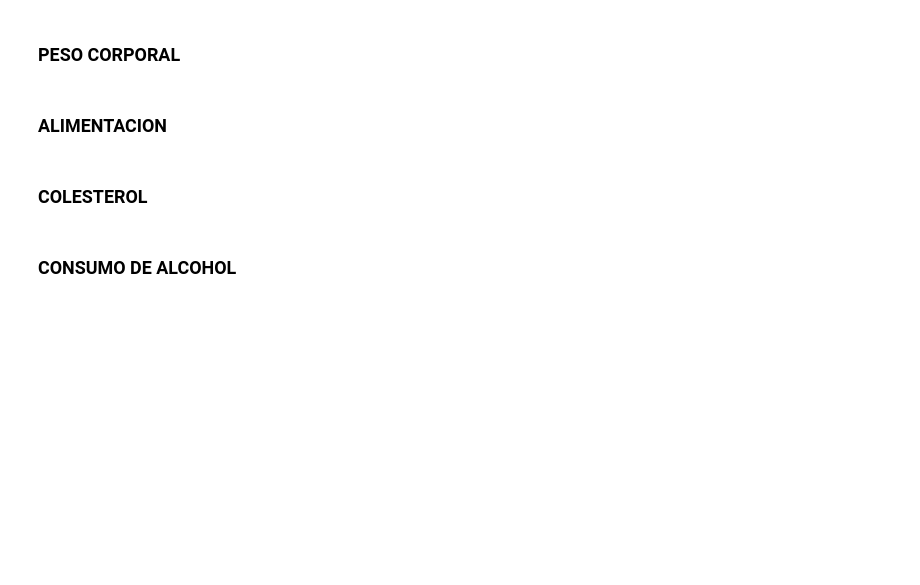
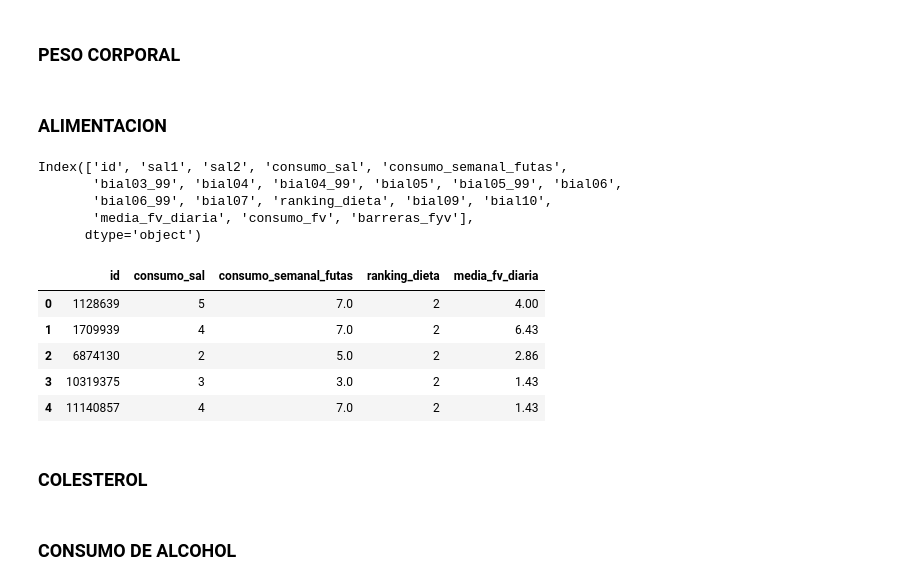
Before and after one commit to Data-Science-YPF/factores_riesgo, a Jupyter notebook: acondicionamiento.ipynb, the cells around one changed output. Saved outputs shown, nothing was run; the diff lists cells and outputs as text; code cells hidden in the pictures; blank space fills up the shorter version.

```diff
--- a/acondicionamiento.ipynb
+++ b/acondicionamiento.ipynb
@@ -160,5 +194,48 @@ tabaquismo_raw.rename(columns = {
 ### PESO CORPORAL
 # %% [markdown]
 ### ALIMENTACION
+# %%
+alimentacion_raw.rename(columns={
+    'bial01': 'sal1',
+    'bial02': 'sal2',
+    'bial03': 'consumo_semanal_futas',
+    'bial08': 'ranking_dieta',
+    'promedio_fv_diario': 'media_fv_diaria'
+}, inplace=True)
+# %%
+#creo una tabla auxiliar para poder iterar solo en las columnas de mi interes
+columnas_sal = alimentacion_raw.iloc[:,[1,2]]
+# %%
+#creo una nueva columna que combine sal1 y sal2 para hacer una columna que mida el consumo de sal
+consumo_sal = []
+for row in columnas_sal.itertuples():
+   suma = row.sal1 + row.sal2
+   if (suma <= 50):
+      consumo_sal.append(suma)
+   elif (suma >= 100):
+      consumo_sal.append(suma - 97)
+   else:
+      consumo_sal.append('valor no tomado en cuenta')
+# %%
+#inserto la columna nueva en la tabla original y le inserto los valores que calcule anteriormente
+alimentacion_raw.insert(3, column='consumo_sal', value=consumo_sal)
+alimentacion_raw.columns
+# %% [output]
+Index(['id', 'sal1', 'sal2', 'consumo_sal', 'consumo_semanal_futas',
+       'bial03_99', 'bial04', 'bial04_99', 'bial05', 'bial05_99', 'bial06',
+       'bial06_99', 'bial07', 'ranking_dieta', 'bial09', 'bial10',
+       'media_fv_diaria', 'consumo_fv', 'barreras_fyv'],
+      dtype='object')
+# %%
+# filtro columnas
+alimentacion = alimentacion_raw.filter(items=['id','consumo_sal', 'consumo_semanal_futas', 'ranking_dieta','media_fv_diaria'])
+alimentacion.head()
+# %% [output]
+|  | id | consumo_sal | consumo_semanal_futas | ranking_dieta | media_fv_diaria |
+| 0 | 1128639 | 5 | 7.0 | 2 | 4.00 |
+| 1 | 1709939 | 4 | 7.0 | 2 | 6.43 |
+| 2 | 6874130 | 2 | 5.0 | 2 | 2.86 |
+| 3 | 10319375 | 3 | 3.0 | 2 | 1.43 |
+| 4 | 11140857 | 4 | 7.0 | 2 | 1.43 |
 # %% [markdown]
 ### COLESTEROL
```
Also changed, not shown: parts of 36 cells of this notebook, 1 other file.
